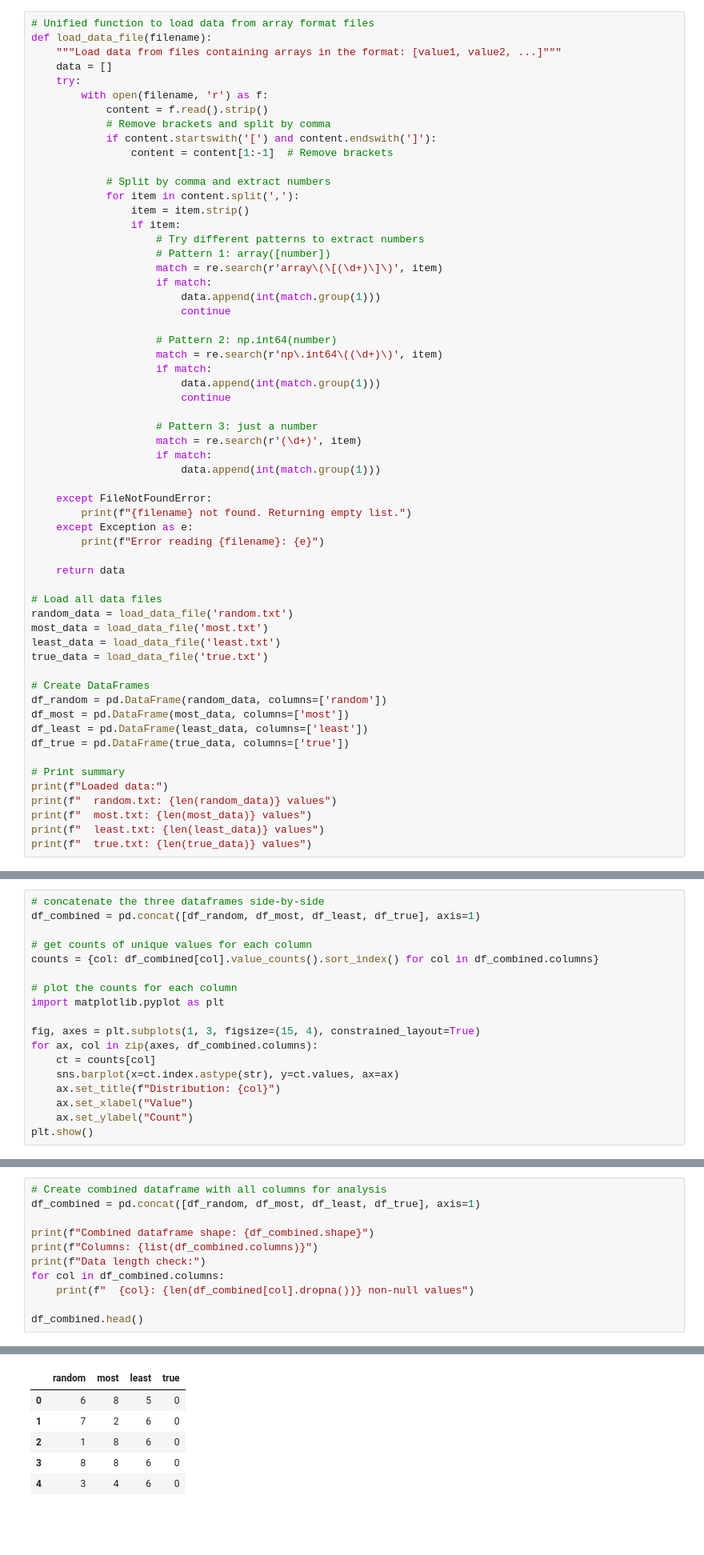
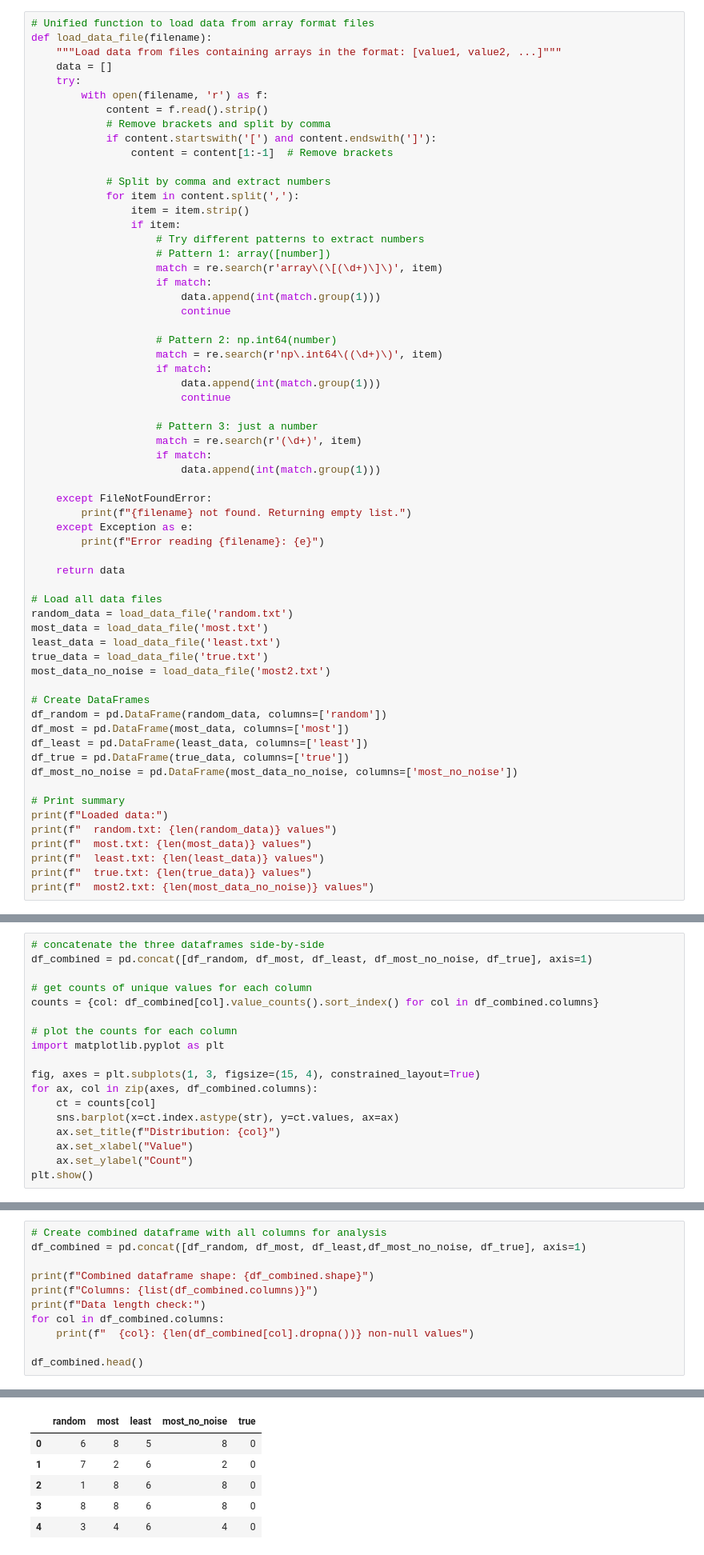
Before and after one commit to AlbusNotThuan/cll_imbalanced_mods, a Jupyter notebook: notebook.ipynb, the cells around one changed output, grey strips where cells are left out. Shown at 80% size. Saved outputs shown, nothing was run; the diff lists cells and outputs as text; blank space fills up the shorter version.

```diff
--- a/notebook.ipynb
+++ b/notebook.ipynb
@@ -48,12 +49,14 @@ random_data = load_data_file('random.txt')
 most_data = load_data_file('most.txt')
 least_data = load_data_file('least.txt')
 true_data = load_data_file('true.txt')
+most_data_no_noise = load_data_file('most2.txt')
 
 # Create DataFrames
 df_random = pd.DataFrame(random_data, columns=['random'])
 df_most = pd.DataFrame(most_data, columns=['most'])
 df_least = pd.DataFrame(least_data, columns=['least'])
 df_true = pd.DataFrame(true_data, columns=['true'])
+df_most_no_noise = pd.DataFrame(most_data_no_noise, columns=['most_no_noise'])
 
 # Print summary
 print(f"Loaded data:")
@@ -61,6 +64,7 @@ print(f"  random.txt: {len(random_data)} values")
 print(f"  most.txt: {len(most_data)} values")
 print(f"  least.txt: {len(least_data)} values")
 print(f"  true.txt: {len(true_data)} values")
+print(f"  most2.txt: {len(most_data_no_noise)} values")
 # %% [output]
 Loaded data:
   random.txt: 50000 values
@@ -111,7 +116,7 @@ Unique values in true: [np.int64(0), np.int64(1), np.int64(2), np.int64(3), np.i
 | 4 | 0 |
 # %%
 # concatenate the three dataframes side-by-side
-df_combined = pd.concat([df_random, df_most, df_least, df_true], axis=1)
+df_combined = pd.concat([df_random, df_most, df_least, df_most_no_noise, df_true], axis=1)
 
 # get counts of unique values for each column
 counts = {col: df_combined[col].value_counts().sort_index() for col in df_combined.columns}
@@ -131,7 +136,7 @@ plt.show()
 [figure]
 # %%
 # Create combined dataframe with all columns for analysis
-df_combined = pd.concat([df_random, df_most, df_least, df_true], axis=1)
+df_combined = pd.concat([df_random, df_most, df_least,df_most_no_noise, df_true], axis=1)
 
 print(f"Combined dataframe shape: {df_combined.shape}")
 print(f"Columns: {list(df_combined.columns)}")
@@ -150,10 +156,10 @@ Data length check:
   true: 50000 non-null values
-|  | random | most | least | true |
-| 0 | 6 | 8 | 5 | 0 |
-| 1 | 7 | 2 | 6 | 0 |
-| 2 | 1 | 8 | 6 | 0 |
-| 3 | 8 | 8 | 6 | 0 |
-| 4 | 3 | 4 | 6 | 0 |
+|  | random | most | least | most_no_noise | true |
+| 0 | 6 | 8 | 5 | 8 | 0 |
+| 1 | 7 | 2 | 6 | 2 | 0 |
+| 2 | 1 | 8 | 6 | 8 | 0 |
+| 3 | 8 | 8 | 6 | 8 | 0 |
+| 4 | 3 | 4 | 6 | 4 | 0 |
 # %%
 # Compute transition matrices of each column vs 'true'
 pred_cols = [c for c in df_combined.columns if c != 'true']
```
Also changed, not shown: parts of 6 cells of this notebook, 8 other files.
